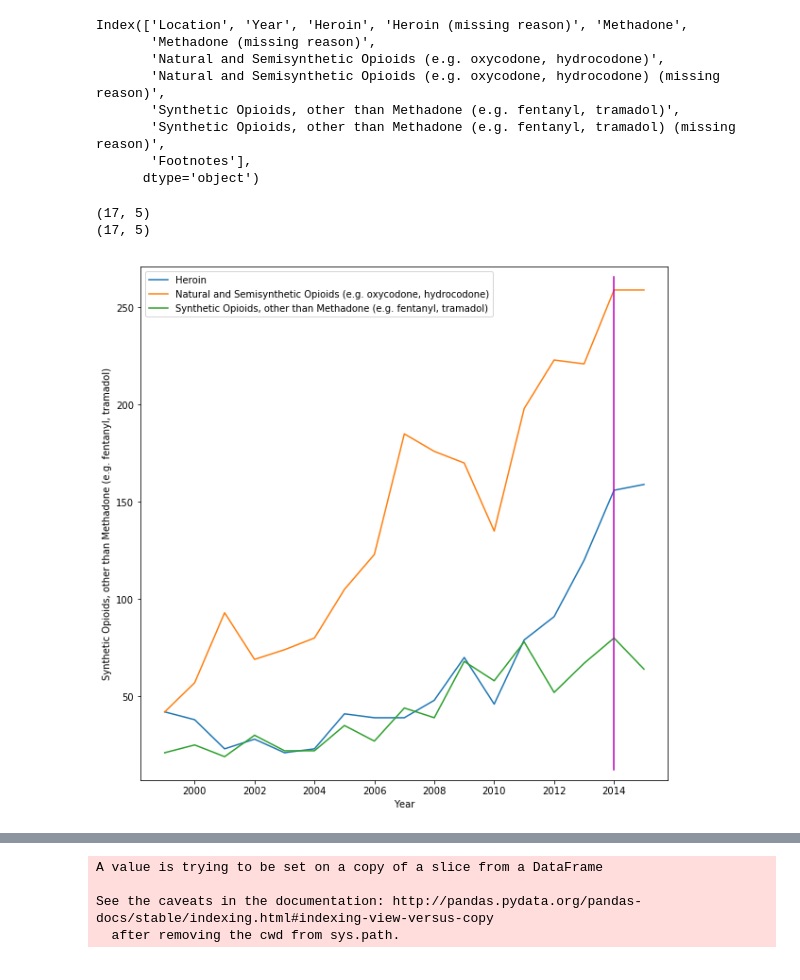
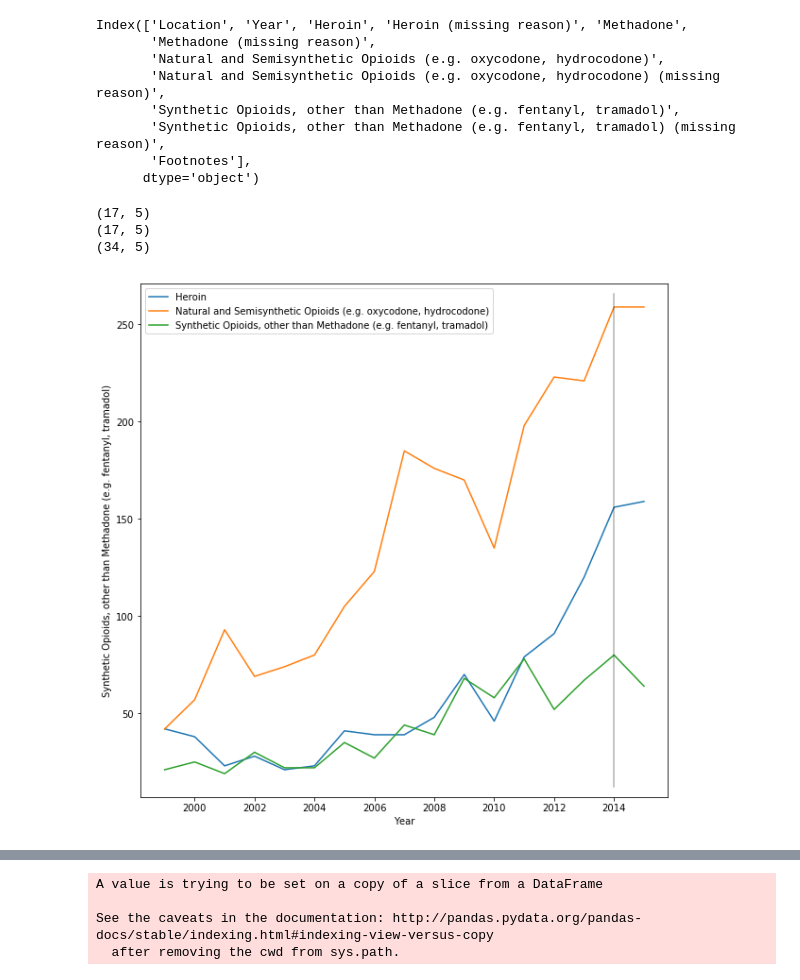
Before and after one commit to displaced-lobster/BDC2019, a Jupyter notebook: Recreational Cannabis.ipynb, the cells around one changed output, grey strips where cells are left out. Drawn from its saved outputs; the diff is of its cells as text; code cells hidden in the pictures.

```diff
--- a/Recreational Cannabis.ipynb
+++ b/Recreational Cannabis.ipynb
@@ -34,25 +34,31 @@ Index(['Location', 'Year', 'Heroin', 'Heroin (missing reason)', 'Methadone',
        'Footnotes'],
       dtype='object')
 # %%
-columns = ['Location', 'Year', 'Heroin',
+od_columns = ['Location', 'Year', 'Heroin',
            'Natural and Semisynthetic Opioids (e.g. oxycodone, hydrocodone)',
            'Synthetic Opioids, other than Methadone (e.g. fentanyl, tramadol)'
           ]
-overdose_col = overdose[columns][overdose['Location'] == 'Colorado']
+overdose_col = overdose[od_columns][overdose['Location'] == 'Colorado']
 print(overdose_col.shape)
 
-overdose_wash = overdose[columns][overdose['Location'] == 'Washington']
+overdose_wash = overdose[od_columns][overdose['Location'] == 'Washington']
 print(overdose_wash.shape)
+
+overdose_comb = overdose[od_columns][(overdose['Location'] == 'Colorado') | (overdose['Location'] == 'Washington')]
+print(overdose_comb.shape)
 # %% [output]
 (17, 5)
 (17, 5)
+(34, 5)
+# %%
+GREY = (0, 0, 0, 0.3)
 # %%
 plt.figure(figsize=(10, 10))
-for column in columns[2:]:
+for column in od_columns[2:]:
     ax = sns.lineplot(x='Year', y=column, data=overdose_col, label=column)
-plt.axvline(2014, 0.02, 0.98, c='m', label='Legalization')
+plt.axvline(2014, 0.02, 0.98, c=GREY, label='Legalization')
 plt.show()
 # %% [output]
-[figure, old version]
+[figure, new version]
 # %%
 plt.figure(figsize=(10, 10))
```
Also changed, not shown: parts of 9 cells of this notebook.
